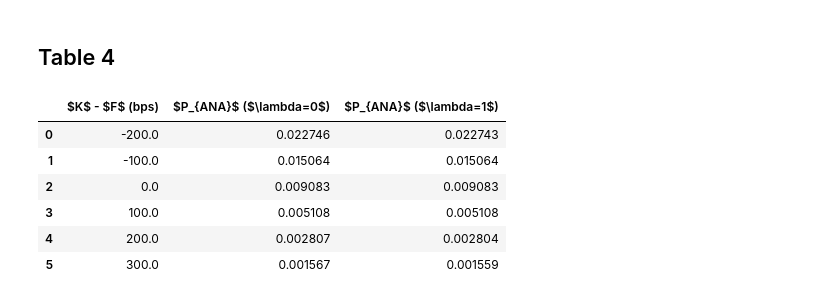
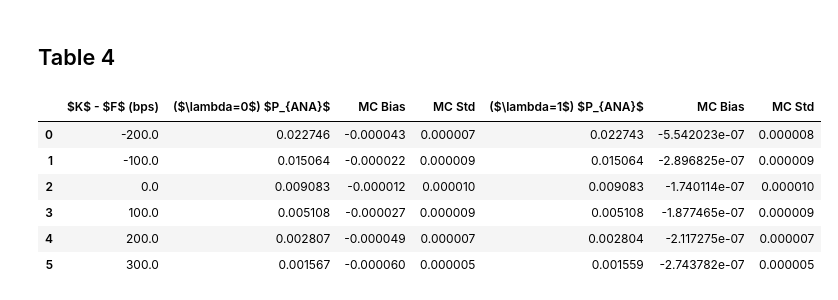
Before and after one commit to PyFE/PyfengForPapers, a Jupyter notebook: ipynb/ChoiEtAl2019-Fut-NSVh.ipynb, the cells around one changed output. Drawn from its saved outputs; the diff is of its cells as text; code cells hidden in the pictures.

```diff
--- a/ipynb/ChoiEtAl2019-Fut-NSVh.ipynb
+++ b/ipynb/ChoiEtAl2019-Fut-NSVh.ipynb
@@ -92,15 +99,30 @@ m_nsvh = pf.Nsvh1(sigma=0.00609329, rho=0.01579798, vov=0.22196211)
+# %%
+# Normal SABR (lam=0) MC Price
+m_mc = pf.NsvhMc(sigma=0.00691184, rho=0.01696877, vov=0.22372443, lam=0, rn_seed=1234)
+p0mc = np.zeros((100, len(strike)))
+for k in range(100):
+    p0mc[k,] = m_mc.price(fwd + strike, spot=fwd, texp=10)
+
+p0bias = np.mean(p0mc, axis=0) - p0
+p0std = np.std(p0mc, axis=0)
+# %%
+m_mc = pf.NsvhMc(sigma=0.00609329, rho=0.01579798, vov=0.22196211, lam=1, rn_seed=1234)
+p1mc = np.zeros((100, len(strike)))
+for k in range(100):
+    p1mc[k,] = m_mc.price(fwd + strike, spot=fwd, texp=10)
+
+p1bias = np.mean(p1mc, axis=0) - p1
+p1std = np.std(p1mc, axis=0)
 # %%
-strike = np.arange(-200, 301, 100)/10000
-p0 = m_sabr.price(fwd + strike, spot=fwd, texp=10)
-p1 = m_nsvh.price(fwd + strike, spot=fwd, texp=10)
-
-pd.DataFrame(np.array([strike*10000, p0, p1]).T,
-             columns = ['$K$ - $F$ (bps)', '$P_{ANA}$ ($\lambda=0$)', '$P_{ANA}$ ($\lambda=1$)'])
+pd.DataFrame(np.array([strike*10000, p0, p0bias, p0std, p1, p1bias, p1std]).T,
+             columns = ['$K$ - $F$ (bps)', '($\lambda=0$) $P_{ANA}$ ', 'MC Bias', 'MC Std',
+                        '($\lambda=1$) $P_{ANA}$', 'MC Bias', 'MC Std'
+                       ])
 # %% [output]
-|  | $K$ - $F$ (bps) | $P_{ANA}$ ($\lambda=0$) | $P_{ANA}$ ($\lambda=1$) |
-| 0 | -200.0 | 0.022746 | 0.022743 |
-| 1 | -100.0 | 0.015064 | 0.015064 |
-| 2 | 0.0 | 0.009083 | 0.009083 |
-| 3 | 100.0 | 0.005108 | 0.005108 |
-| 4 | 200.0 | 0.002807 | 0.002804 |
-| 5 | 300.0 | 0.001567 | 0.001559 |
+|  | $K$ - $F$ (bps) | ($\lambda=0$) $P_{ANA}$ | MC Bias | MC Std | ($\lambda=1$) $P_{ANA}$ | MC Bias | MC Std |
+| 0 | -200.0 | 0.022746 | -0.000043 | 0.000007 | 0.022743 | -5.542023e-07 | 0.000008 |
+| 1 | -100.0 | 0.015064 | -0.000022 | 0.000009 | 0.015064 | -2.896825e-07 | 0.000009 |
+| 2 | 0.0 | 0.009083 | -0.000012 | 0.000010 | 0.009083 | -1.740114e-07 | 0.000010 |
+| 3 | 100.0 | 0.005108 | -0.000027 | 0.000009 | 0.005108 | -1.877465e-07 | 0.000009 |
+| 4 | 200.0 | 0.002807 | -0.000049 | 0.000007 | 0.002804 | -2.117275e-07 | 0.000007 |
+| 5 | 300.0 | 0.001567 | -0.000060 | 0.000005 | 0.001559 | -2.743782e-07 | 0.000005 |
```
Also changed, not shown: parts of 4 cells of this notebook.
